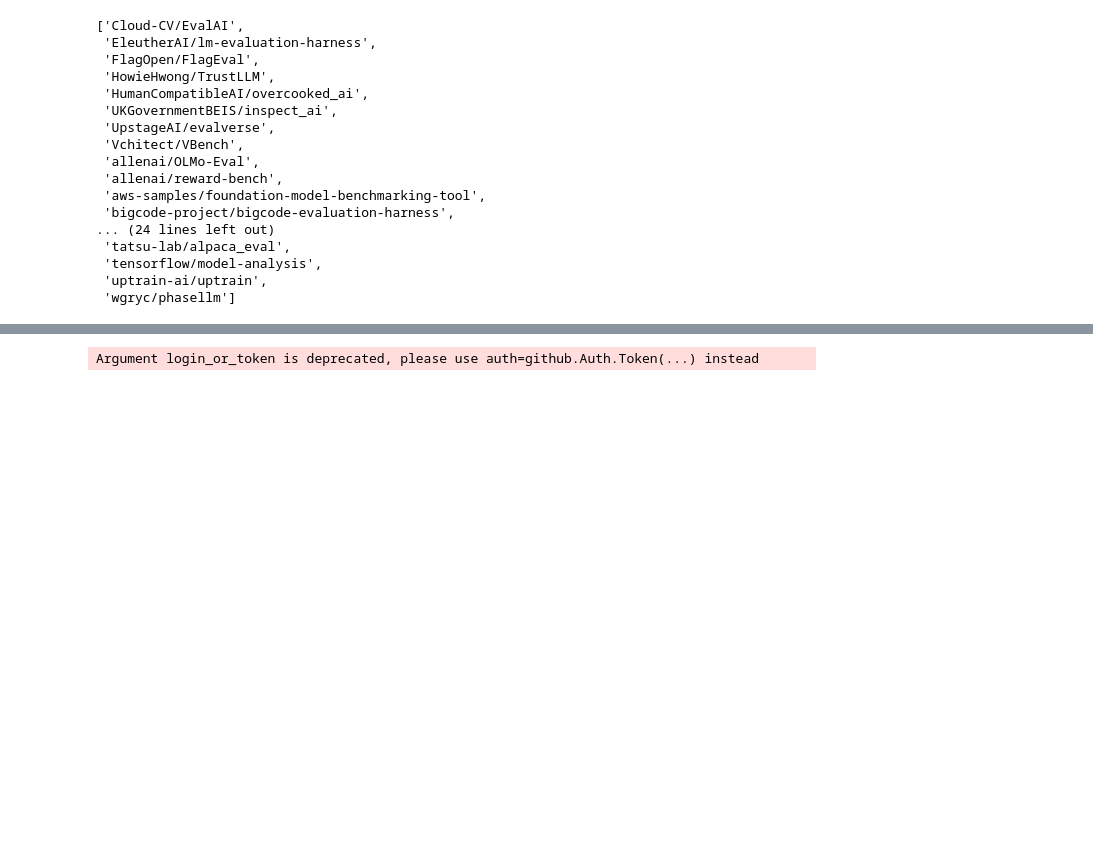
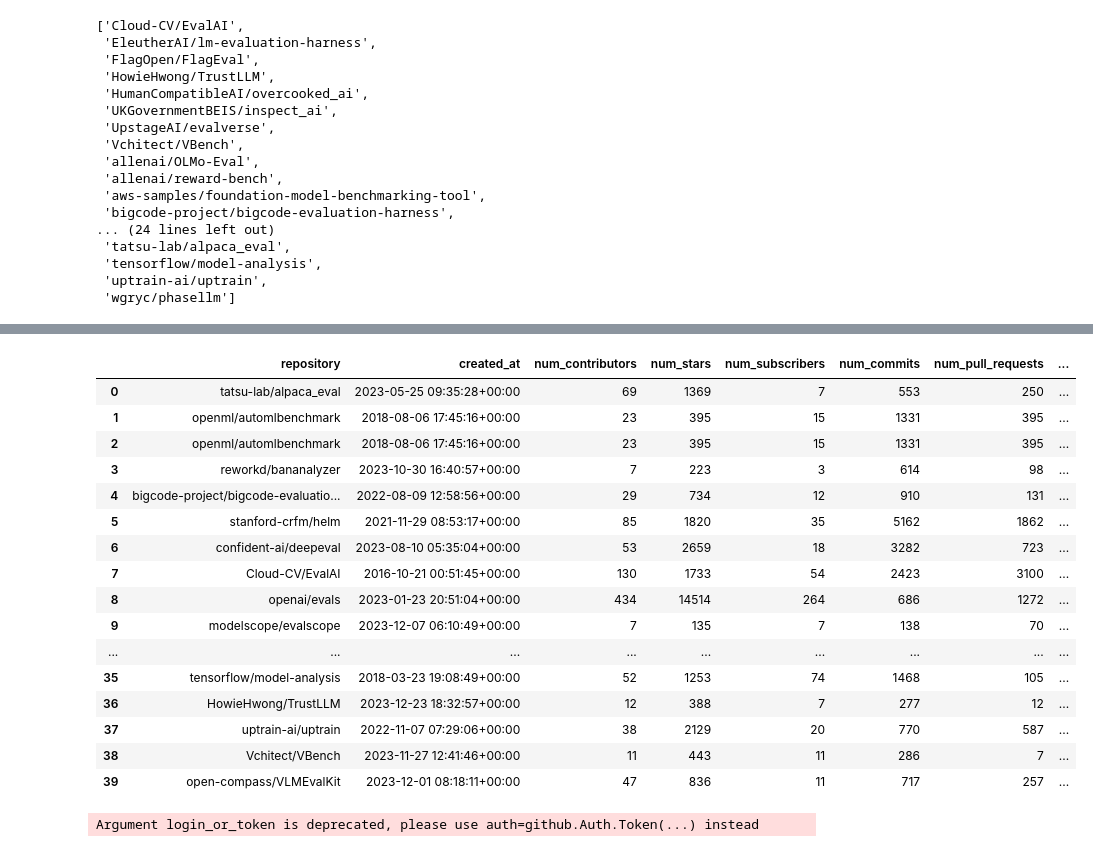
Before and after one commit to zhimin-z/EvalEng, a Jupyter notebook: code/main.ipynb, the cells around one changed output, grey strips where cells are left out. Saved outputs shown, nothing was run; the diff lists cells and outputs as text; code cells hidden in the pictures; blank space fills up the shorter version.

```diff
--- a/code/main.ipynb
+++ b/code/main.ipynb
@@ -95,3 +206,23 @@ Script executed successfully.
+# %%
+df = pd.read_json(f'{path_data}/tools.json', lines=True)
+# %% [output]
+|  | repository | created_at | num_contributors | num_stars | num_subscribers | num_commits | num_pull_requests | ... |
+| 0 | tatsu-lab/alpaca_eval | 2023-05-25 09:35:28+00:00 | 69 | 1369 | 7 | 553 | 250 | ... |
+| 1 | openml/automlbenchmark | 2018-08-06 17:45:16+00:00 | 23 | 395 | 15 | 1331 | 395 | ... |
+| 2 | openml/automlbenchmark | 2018-08-06 17:45:16+00:00 | 23 | 395 | 15 | 1331 | 395 | ... |
+| 3 | reworkd/bananalyzer | 2023-10-30 16:40:57+00:00 | 7 | 223 | 3 | 614 | 98 | ... |
+| 4 | bigcode-project/bigcode-evaluatio... | 2022-08-09 12:58:56+00:00 | 29 | 734 | 12 | 910 | 131 | ... |
+| 5 | stanford-crfm/helm | 2021-11-29 08:53:17+00:00 | 85 | 1820 | 35 | 5162 | 1862 | ... |
+| 6 | confident-ai/deepeval | 2023-08-10 05:35:04+00:00 | 53 | 2659 | 18 | 3282 | 723 | ... |
+| 7 | Cloud-CV/EvalAI | 2016-10-21 00:51:45+00:00 | 130 | 1733 | 54 | 2423 | 3100 | ... |
+| 8 | openai/evals | 2023-01-23 20:51:04+00:00 | 434 | 14514 | 264 | 686 | 1272 | ... |
+| 9 | modelscope/evalscope | 2023-12-07 06:10:49+00:00 | 7 | 135 | 7 | 138 | 70 | ... |
+| ... | ... | ... | ... | ... | ... | ... | ... | ... |
+| 35 | tensorflow/model-analysis | 2018-03-23 19:08:49+00:00 | 52 | 1253 | 74 | 1468 | 105 | ... |
+| 36 | HowieHwong/TrustLLM | 2023-12-23 18:32:57+00:00 | 12 | 388 | 7 | 277 | 12 | ... |
+| 37 | uptrain-ai/uptrain | 2022-11-07 07:29:06+00:00 | 38 | 2129 | 20 | 770 | 587 | ... |
+| 38 | Vchitect/VBench | 2023-11-27 12:41:46+00:00 | 11 | 443 | 11 | 286 | 7 | ... |
+| 39 | open-compass/VLMEvalKit | 2023-12-01 08:18:11+00:00 | 47 | 836 | 11 | 717 | 257 | ... |
 # %%
 from github import Github
 from github import Auth
```
Also changed, not shown: parts of 3 cells of this notebook, 1 other file.
